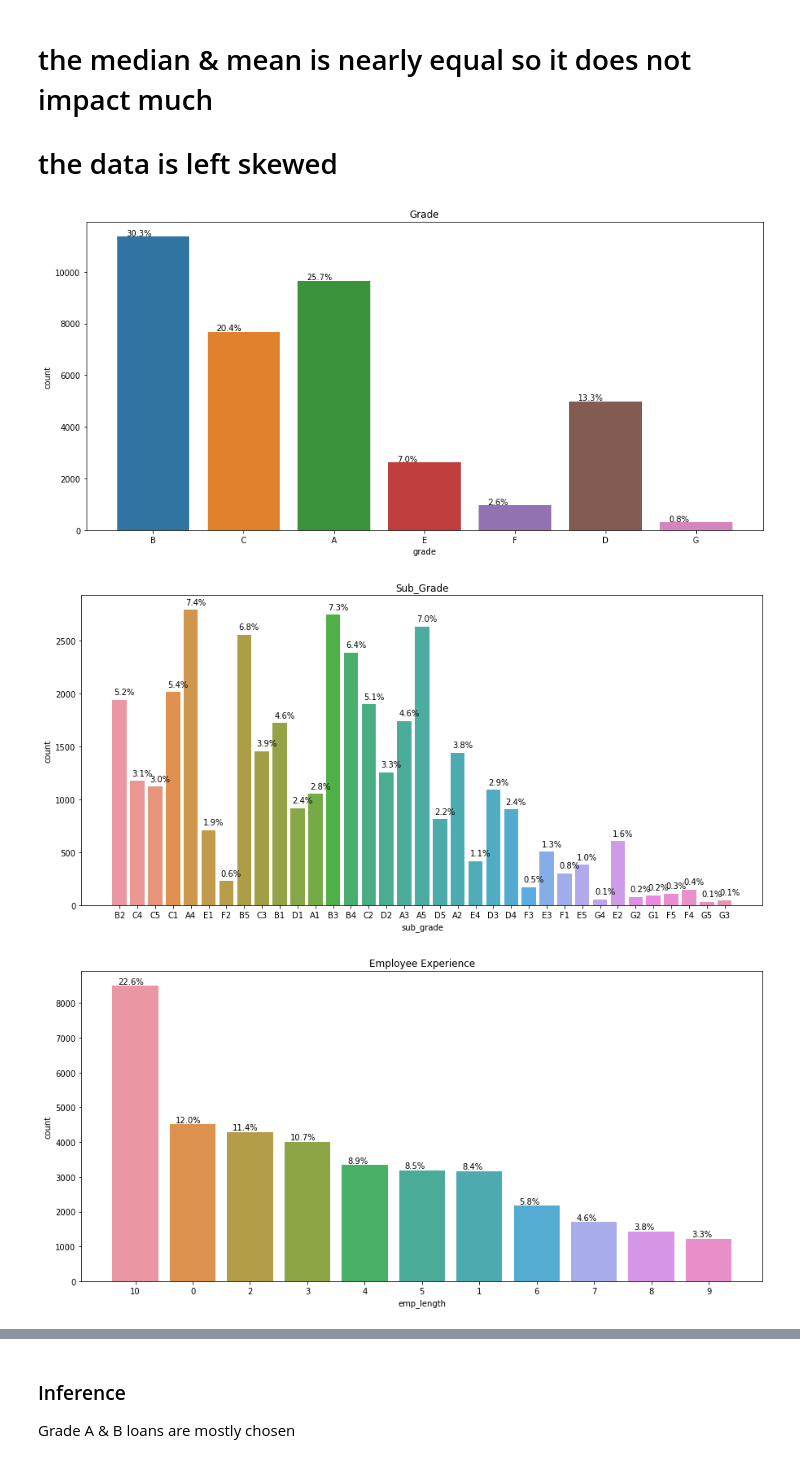
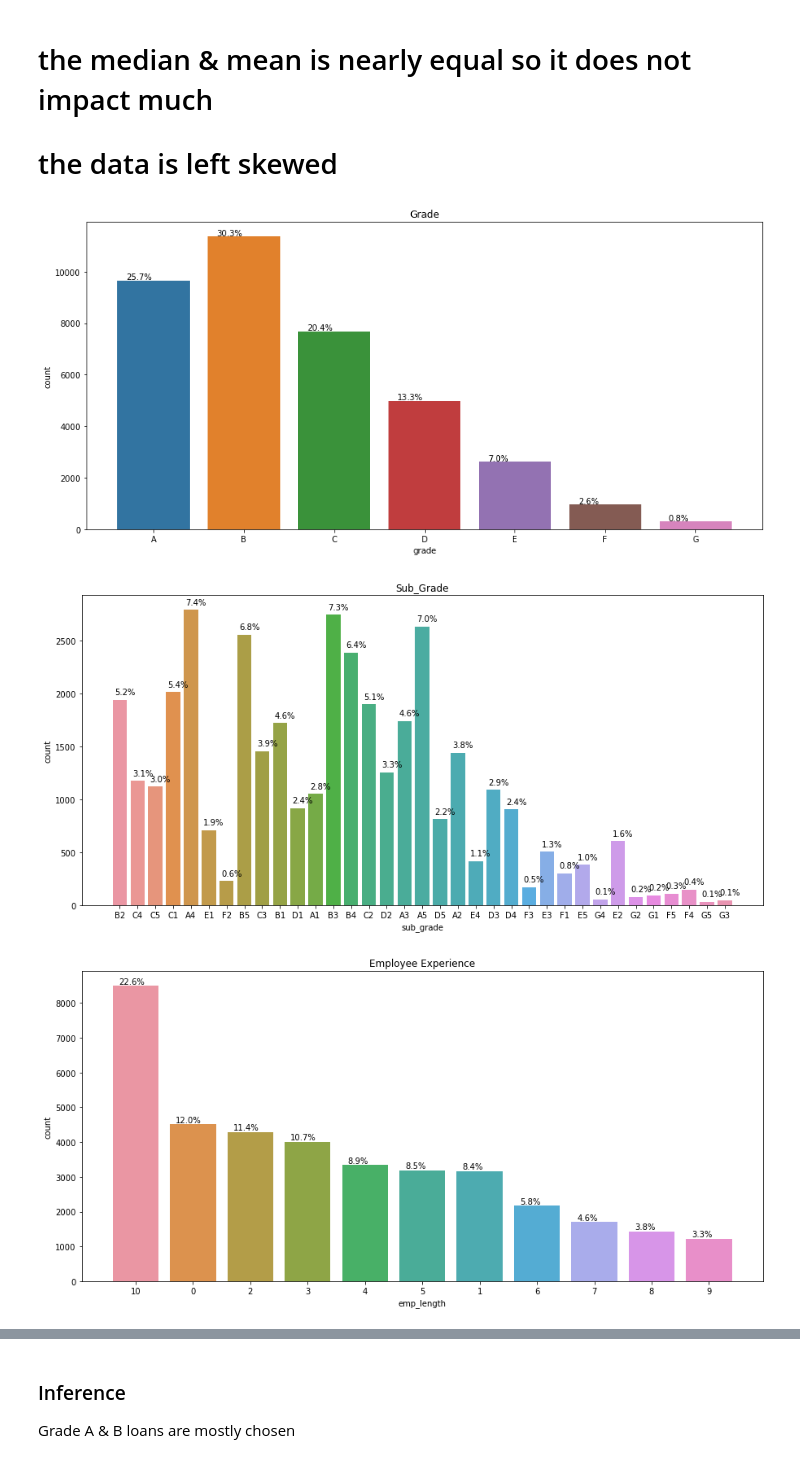
Before and after one commit to bakhortech/LendingClubCaseStudy, a Jupyter notebook: LendingClubCS.ipynb, the cells around one changed output, grey strips where cells are left out. Saved outputs shown, nothing was run; the diff lists cells and outputs as text; code cells hidden in the pictures.

```diff
--- a/LendingClubCS.ipynb
+++ b/LendingClubCS.ipynb
@@ -434,16 +437,16 @@ sns.distplot(df.int_rate)
 # the median & mean is nearly equal so it does not impact much
 # the data is left skewed
 # %%
-countplot(df.grade,"Grade",None,None,df)
+countplot(df.grade,"Grade",None,["A","B","C","D","E","F","G"],df)
 countplot(df.sub_grade,"Sub_Grade",None,None,df)
 countplot(df.emp_length,"Employee Experience",None,df.emp_length.value_counts().index,df)
 countplot(df.home_ownership,"Home_ownership",None,None,df)
 countplot(df.verification_status,"Grade",None,df.grade.value_counts().index,df)
 countplot(df.sub_grade,"Sub_Grade",None,df.sub_grade.value_counts().index,df)
 countplot(df.grade,"EMployee E",None,df.grade.value_counts(),df)
 countplot(df.sub_grade,"Sub_Grade",None,df.sub_grade.value_counts().index,df)
 # %% [output]
-[figure, old version]
+[figure, new version]
-[figure, old version]
+[figure, new version]
-[figure, old version]
+[figure, new version]
 [figure]
```
Also changed, not shown: parts of 28 cells of this notebook, 6 other files.
